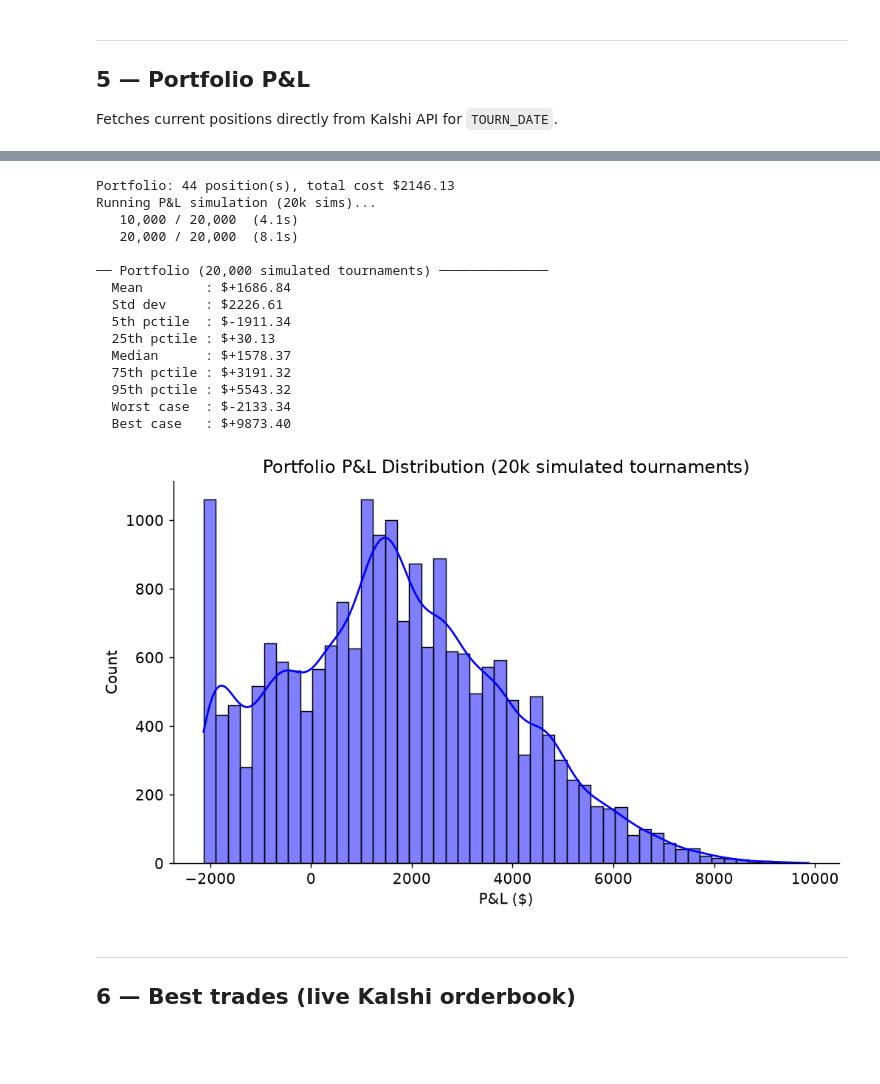
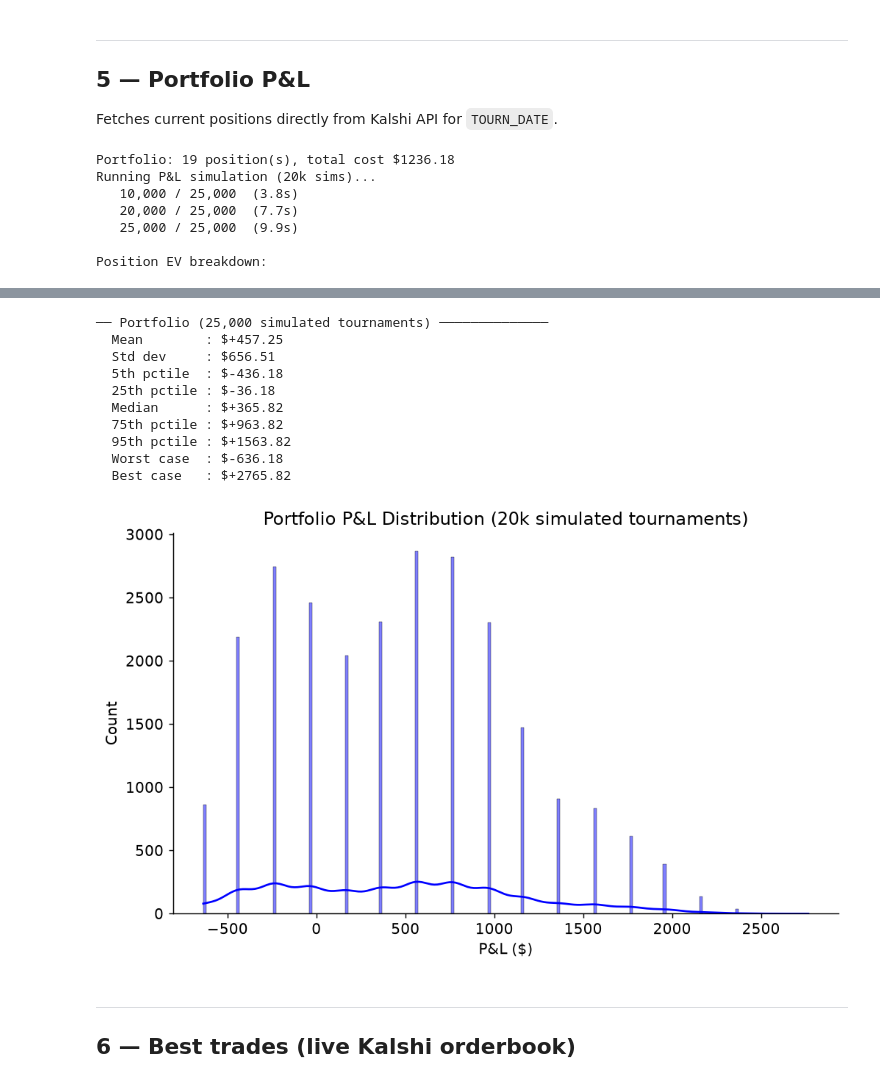
Before and after one commit to EvanMcCormick37/titled-tuesday-analysis, a Jupyter notebook: notebooks/command-center.ipynb, the cells around one changed output, grey strips where cells are left out. Cells and saved outputs as stored; diff of their text form; code cells hidden in the pictures; blank space fills up the shorter version.

```diff
--- a/notebooks/command-center.ipynb
+++ b/notebooks/command-center.ipynb
@@ -91,17 +221,21 @@ barcelona = [
 # %%
 # ── Weekly Config — update these each Tuesday ─────────────────────────────────
-TOURN_DATE = "2026-08-25"   # Next Tuesday's date (YYYY-MM-DD)
+TOURN_DATE = "2026-09-15"   # Next Tuesday's date (YYYY-MM-DD)
 
 # ── Attendance adjustments ─────────────────────────────────────────────────────
-CUT_PLAYERS = gct_finals+slovakia+barcelona
+GLOBAL_NUDGE = 0
+
+CUT_PLAYERS = [
+
+]
 
 KEEP_PLAYERS = []
 
-P_OVERRIDES = {             # player → exact p_participate (e.g. 0.3 = 30%)
+P_OVERRIDES = {
+    "Hikaru Nakamura": .9,
 }
 
-P_NUDGES    = {
-}
+P_NUDGES    = {p:-2 for p in all_players}
 
 SAVE_OFFICIAL = True       # set True to persist to DB (do after finalising adjustments)
 # %%
@@ -168,6 +316,7 @@ adj_run = run_adjusted(
     keep_players=KEEP_PLAYERS,
     p_participate_overrides=P_OVERRIDES,
     p_nudges=P_NUDGES,
+    global_nudge=GLOBAL_NUDGE,
     save_official=SAVE_OFFICIAL,
 )
 results = adj_run.results
@@ -222,21 +364,45 @@ df_tt = client.get_tt_positions_df(TOURN_DATE)
 if df_tt.empty:
     print(f'No TT positions found for {TOURN_DATE}.')
 else:
-    display(df_tt.style.format({'cost': '${:.2f}', 'avg_price': '{:.3f}', 'volume': '{:.0f}'}))
     print(f'\nPortfolio: {len(df_tt)} position(s), total cost ${df_tt["cost"].sum():.2f}')
 
     portfolio = build_portfolio(df_tt, adj_run.players, PLAYER_TO_USERNAME)
     print('Running P&L simulation (20k sims)...')
-    pnl = run_portfolio_mc_score(
+    pnl, p_win = run_portfolio_mc_score(
         adj_run.players, adj_run.p_play, adj_run.hist_composites, adj_run.hist_wts,
-        portfolio, n_sims=20_000,
+        portfolio, n_sims=25_000,
     )
+
+    df_tt = df_tt.copy()
+    df_tt['ev_per_share'] = p_win
+    df_tt['ev'] = p_win * df_tt['volume']
+    df_tt['expected_return'] = df_tt['ev'] - df_tt['cost']
+    df_tt['roi'] = df_tt['ev'] / df_tt['cost']
+
+    print('\nPosition EV breakdown:')
+    display(
+        df_tt[['marketTitle', 'position', 'n', 'avg_price', 'ev_per_share', 'cost', 'ev', 'expected_return', 'roi']]
+        .sort_values('roi', ascending=False)
+        .style.format({
+            'avg_price': '{:.3f}', 'ev_per_share': '{:.3f}',
+            'cost': '${:.2f}', 'ev': '${:.2f}',
+            'expected_return': '${:.2f}', 'roi': '{:.3f}',
+        })
+    )
+
     pnl_summary(pnl)
     fig, ax = plt.subplots(figsize=(8, 5))
-    sns.histplot(x=pnl, kde=True, ax=ax, color='blue', bins=50)
+    sns.histplot(x=pnl, kde=True, ax=ax, color='blue', bins=200)
     ax.set_title('Portfolio P&L Distribution (20k simulated tournaments)')
     ax.set_xlabel('P&L ($)')
     plt.tight_layout()
     plt.show()
     plt.close(fig)
 # %% [output]
+Portfolio: 19 position(s), total cost $1236.18
+Running P&L simulation (20k sims)...
+   10,000 / 25,000  (3.8s)
+   20,000 / 25,000  (7.7s)
+   25,000 / 25,000  (9.9s)
+
+Position EV breakdown:
@@ -260,19 +426,14 @@ else:
-Portfolio: 44 position(s), total cost $2146.13
-Running P&L simulation (20k sims)...
-   10,000 / 20,000  (4.1s)
-   20,000 / 20,000  (8.1s)
-
-── Portfolio (20,000 simulated tournaments) ──────────────
-  Mean        : $+1686.84
-  Std dev     : $2226.61
-  5th pctile  : $-1911.34
-  25th pctile : $+30.13
-  Median      : $+1578.37
-  75th pctile : $+3191.32
-  95th pctile : $+5543.32
-  Worst case  : $-2133.34
-  Best case   : $+9873.40
+── Portfolio (25,000 simulated tournaments) ──────────────
+  Mean        : $+457.25
+  Std dev     : $656.51
+  5th pctile  : $-436.18
+  25th pctile : $-36.18
+  Median      : $+365.82
+  75th pctile : $+963.82
+  95th pctile : $+1563.82
+  Worst case  : $-636.18
+  Best case   : $+2765.82
-[figure, old version]
+[figure, new version]
 # %% [markdown]
 ---
 ## 6 — Best trades (live Kalshi orderbook)
```
Also changed, not shown: parts of 11 cells of this notebook, 13 other files.
